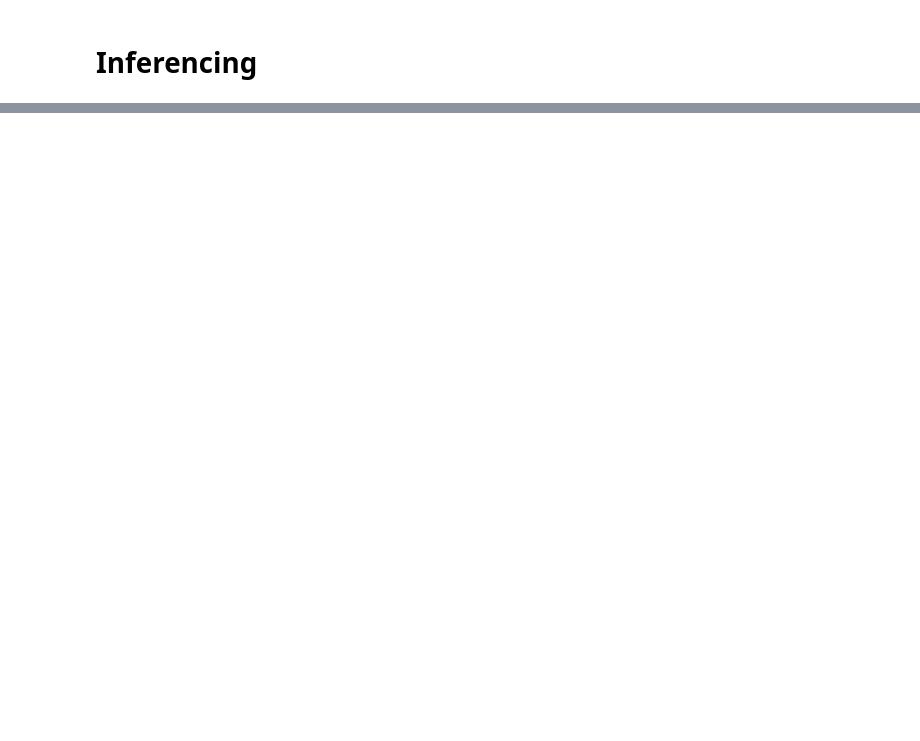
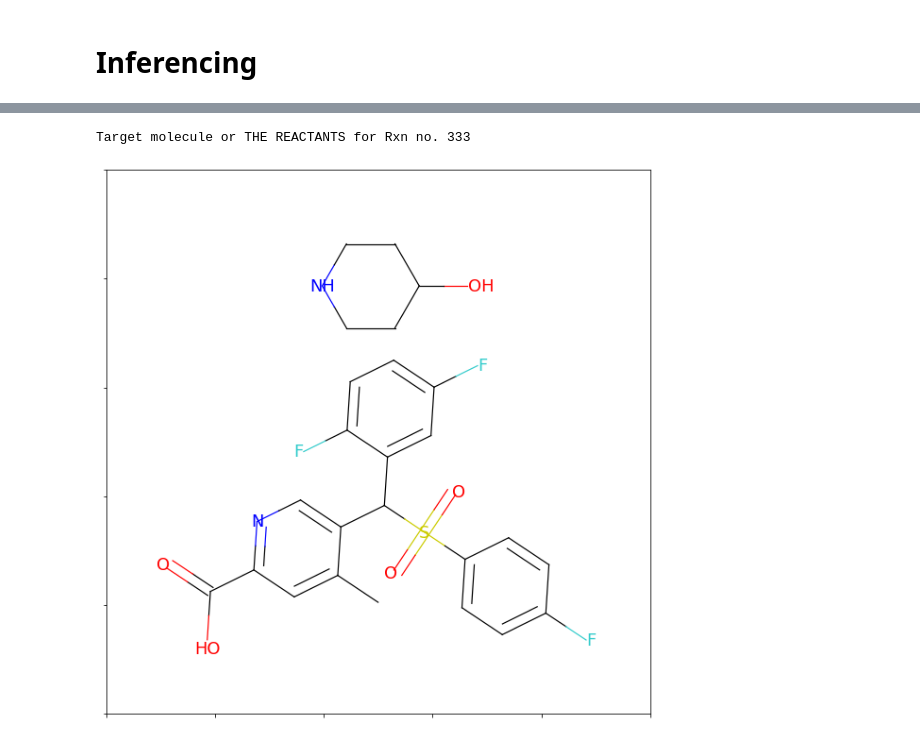
Before and after one commit to QuickLearner171998/reaction_prediction_seq2seq, a Jupyter notebook: run_commands.ipynb, the cells around one changed output, grey strips where cells are left out. Cells and saved outputs as stored; diff of their text form; code cells hidden in the pictures; blank space fills up the shorter version.

Commit message:
Added feature to visualize molecule from source, target and prediction

```diff
--- a/run_commands.ipynb
+++ b/run_commands.ipynb
@@ -76,13 +42 @@ The prediction file has spaces between each atom which needs to be removed.
 We then use rdkit to visualise the molecules
-# %%
-# Modify text to convert to molecule
-fpath = r"/gdrive/My Drive/00_MY Projects and courses/reaction_prediction_seq2seq/predictions/predictions_44000_steps_beam_3_test.txt"
-with open(fpath, 'r') as f:
-    lines = f.readlines()
-
-# remove spaces
-lines = [line.replace(' ', '') for line in lines]
-
-# finally, write lines in the file
-with open('final.txt', 'w') as f:
-    f.writelines(lines)
@@ -93 +80,4 @@ from rdkit.Chem import Draw
 size = (320, 320)  # Smaller figures than the default
+# %%
+rxn_no = random.randint(0, size_file)
+rxn_no
@@ -93,0 +86,10 @@ size = (320, 320)  # Smaller figures than the default
+# %%
+# visualize source tokens
+print("Source molecule i.e PRODUCT for Rxn no.", rxn_no)
+with open("processed_test_sources.txt") as f:
+  lines = f.readlines()
+line = lines[rxn_no]
+if("\n") in line:
+  line = line.split()
+m = Chem.MolFromSmiles(line[0])
+fig = Draw.MolToMPL(m, size=size)
@@ -94 +99,14 @@ size = (320, 320)  # Smaller figures than the default
+# %%
+# visualize source tokens
+print("Target molecule or THE REACTANTS for Rxn no.", rxn_no)
+with open("processed_test_targets.txt") as f:
+  lines = f.readlines()
+line = lines[rxn_no]
+if("\n") in line:
+  line = line.split()
+m = Chem.MolFromSmiles(line[0])
+fig = Draw.MolToMPL(m, size=size)
+# %% [output]
+Target molecule or THE REACTANTS for Rxn no. 333
+[figure, added]
 # %%
```
Also changed, not shown: parts of 13 cells of this notebook.
